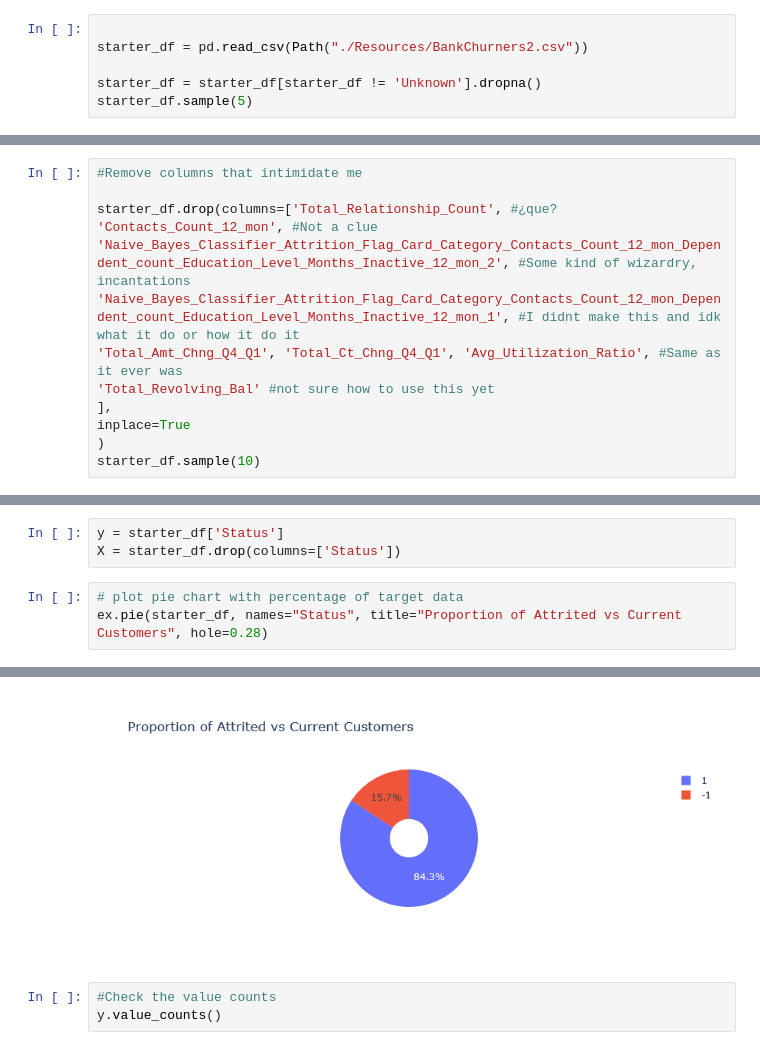
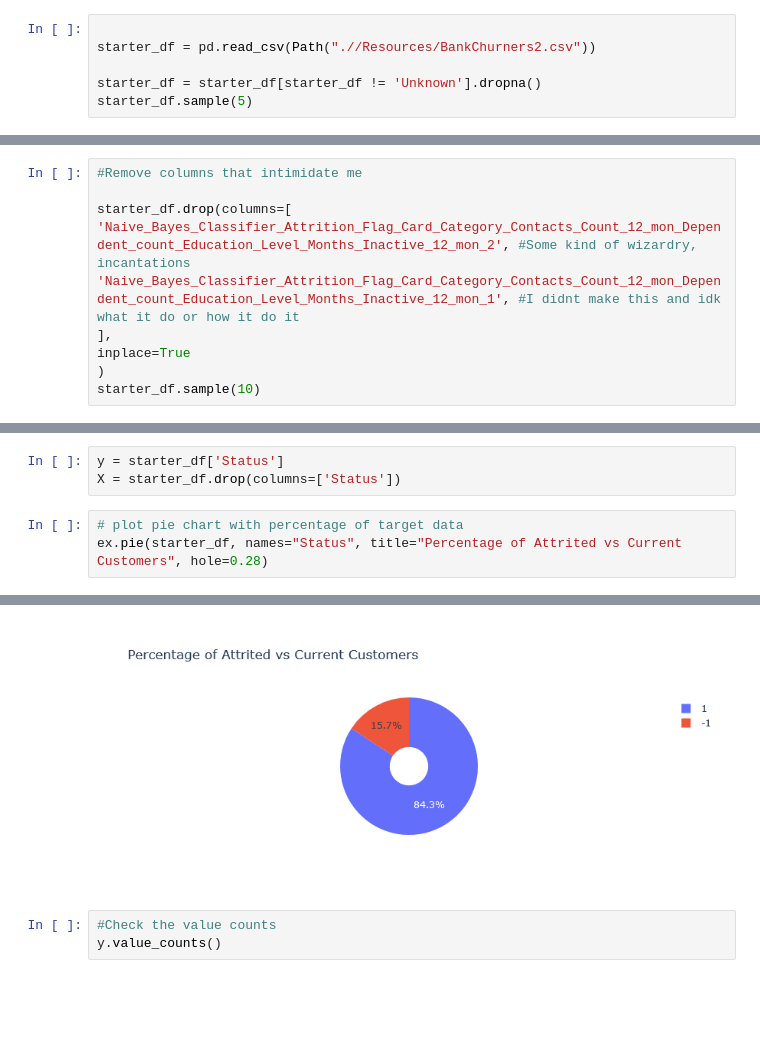
Before and after one commit to mbhat83/P2_test, a Jupyter notebook: AC_bankchurndata_ada.ipynb, the cells around one changed output, grey strips where cells are left out. Drawn from its saved outputs; the diff is of its cells as text; blank space fills up the shorter version.

Commit message:
added more columns and data file

```diff
--- a/AC_bankchurndata_ada.ipynb
+++ b/AC_bankchurndata_ada.ipynb
@@ -20,7 +20,7 @@ import plotly.express as ex
 import plotly.figure_factory as ff
 # %%
 
-starter_df = pd.read_csv(Path("./Resources/BankChurners2.csv"))
+starter_df = pd.read_csv(Path(".//Resources/BankChurners2.csv"))
 
 starter_df = starter_df[starter_df != 'Unknown'].dropna()
 starter_df.sample(5)
@@ -182,12 +182,9 @@ starter_df = starter_df.replace({'Income' : {'Less than $40K': 0, '$40K - $60K':
 # %%
 #Remove columns that intimidate me
 
-starter_df.drop(columns=['Total_Relationship_Count', #¿que?
-'Contacts_Count_12_mon', #Not a clue
+starter_df.drop(columns=[
 'Naive_Bayes_Classifier_Attrition_Flag_Card_Category_Contacts_Count_12_mon_Dependent_count_Education_Level_Months_Inactive_12_mon_2', #Some kind of wizardry, incantations
 'Naive_Bayes_Classifier_Attrition_Flag_Card_Category_Contacts_Count_12_mon_Dependent_count_Education_Level_Months_Inactive_12_mon_1', #I didnt make this and idk what it do or how it do it
-'Total_Amt_Chng_Q4_Q1', 'Total_Ct_Chng_Q4_Q1', 'Avg_Utilization_Ratio', #Same as it ever was
-'Total_Revolving_Bal' #not sure how to use this yet
 ],
 inplace=True
 )
@@ -214,5 +211,5 @@ y = starter_df['Status']
 X = starter_df.drop(columns=['Status'])
 # %%
 # plot pie chart with percentage of target data
-ex.pie(starter_df, names="Status", title="Proportion of Attrited vs Current Customers", hole=0.28)
+ex.pie(starter_df, names="Status", title="Percentage of Attrited vs Current Customers", hole=0.28)
 # %% [output]
@@ -219,4 +217,4 @@ ex.pie(starter_df, names="Status", title="Proportion of Attrited vs Current Cust
-[figure, old version]
+[figure, new version]
 # %%
 #Check the value counts
 y.value_counts()
```
Also changed, not shown: parts of 13 cells of this notebook, 1 other file.
